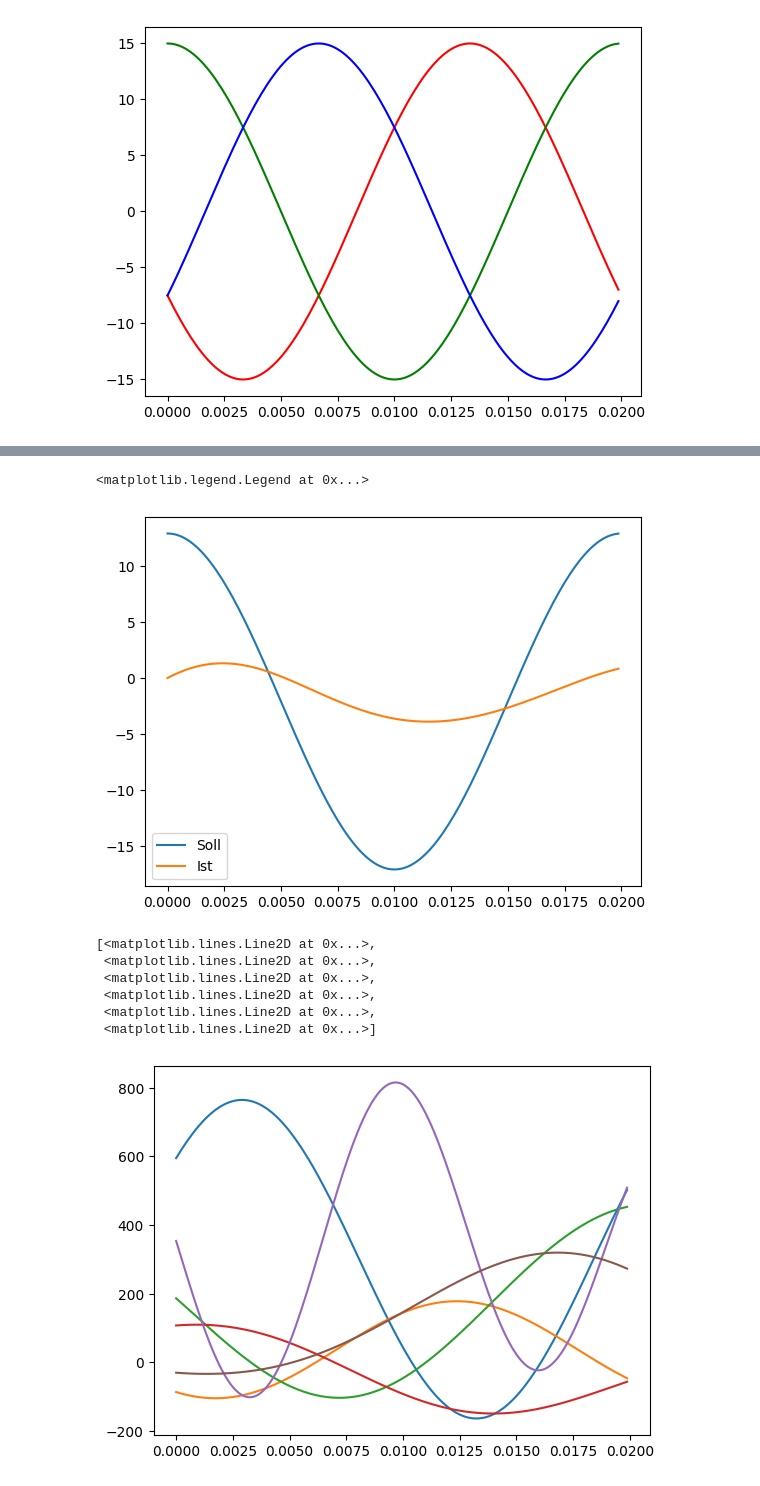
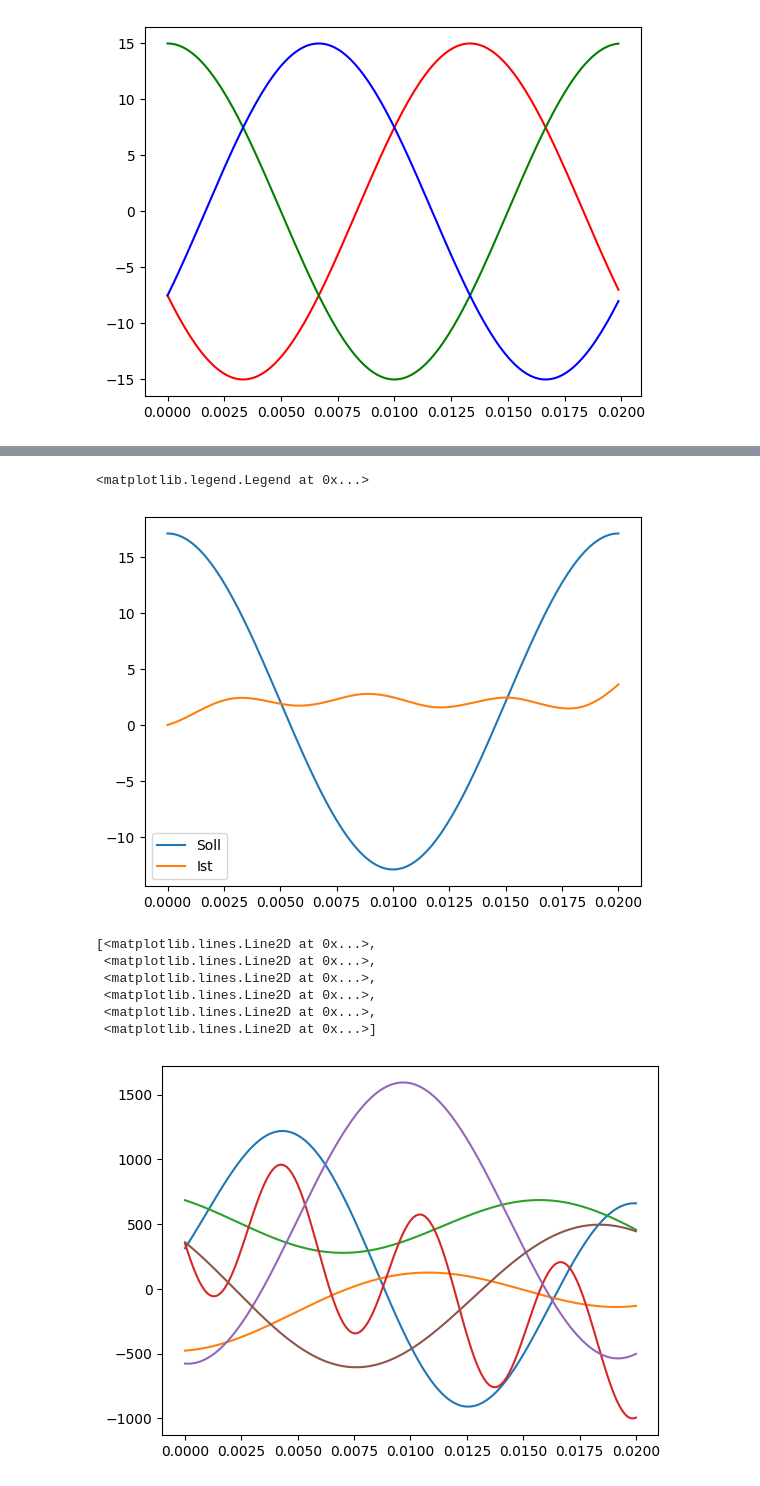
Before and after one commit to skeilbach/MathSEE, a Jupyter notebook: test_notebook.ipynb, the cells around one changed output, grey strips where cells are left out. Saved outputs shown, nothing was run; the diff lists cells and outputs as text; code cells hidden in the pictures.

```diff
--- a/test_notebook.ipynb
+++ b/test_notebook.ipynb
@@ -32,7 +32,9 @@ plt.show()
 # %%
 from scipy.optimize import minimize
 from scipy.integrate import solve_ivp
+import matplotlib.pyplot as plt
 import numpy as np
+from scipy.integrate import quad
 
 
 # A matrix
@@ -132,12 +134,10 @@ def MMC_ODE(t, x_tilde, p, A_tilde, B_tilde, F_tilde, T, omega_AC, U_AC, U_DC):
 
     return dx_tildedt
 
-def y_sol(p,x0, A_tilde, B_tilde, F_tilde, T, omega_AC, U_AC, U_DC):
-    #interval in which the ODE is to be solved is known a priori, therefore:
-    t_eval = np.arange(0,20e-3,125e-6)
+def y_sol(p,x0, A_tilde, B_tilde, F_tilde, T, omega_AC, U_AC, U_DC,t_span=[0,20e-3],t_eval=np.arange(0,20e-3+125e-6,125e-6)):
 
     #Calculate x_tilde_1-6 -> shape (6,160)
-    ode_sol = solve_ivp(MMC_ODE,t_span=[t_eval[0],t_eval[-1]],y0=x0,method="RK45",t_eval=t_eval,args=(p,A_tilde,B_tilde,F_tilde,T,omega_AC,U_AC,U_DC))
+    ode_sol = solve_ivp(MMC_ODE,t_span=t_span,y0=x0,method="RK45",t_eval=t_eval,args=(p,A_tilde,B_tilde,F_tilde,T,omega_AC,U_AC,U_DC))
 
     #return y vector to compare with y_ref
     x_tilde_sol = ode_sol.y
@@ -163,5 +163,10 @@ B = b(n=6,L_arm=L_arm,L_DC=L_DC,L_AC=L_AC)
 F = f(n=6,L_arm=L_arm,L_DC=L_DC,L_AC=L_AC)
 C = c(n=6)
 
+#Define time interval in which the ODE is to be solved and the time steps at which it is to be evaluated
+t_start,t_stop,t_step = 0,20e-3,125e-6
+t_eval = np.arange(t_start,t_stop+t_step,t_step)
+t_span = [t_eval[0],t_eval[-1]]
+
 #Solve the ODE for these parameters
-y_sol_test = y_sol(p=p_initial,x0=x_tilde0,A_tilde=A,B_tilde=B,F_tilde=F,T=T,omega_AC=omega,U_AC=U_AC,U_DC=U_DC)
+y_sol_test = y_sol(p=p_initial,x0=x_tilde0,A_tilde=A,B_tilde=B,F_tilde=F,T=T,omega_AC=omega,U_AC=U_AC,U_DC=U_DC,t_span=t_span,t_eval=t_eval)
@@ -200,19 +242,19 @@ p_optimised = p_result.x
 y_sol_optimised_p = y_sol(p=p_optimised,x0=x_tilde0,A_tilde=A,B_tilde=B,F_tilde=F,T=T,omega_AC=omega,U_AC=U_AC,U_DC=U_DC)
 
 #Plot solution
-plt.plot(time,[y_reference(t,I_AC=I_AC,omega_AC=omega)[2] for t in time],label="Soll")
-plt.plot(time,y_sol_optimised_p[2],label="Ist")
+plt.plot(t_eval,[y_reference(t,I_AC=I_AC,omega_AC=omega)[0] for t in t_eval],label="Soll")
+plt.plot(t_eval,y_sol_optimised_p[0],label="Ist")
 plt.legend()
 # %% [output]
 <matplotlib.legend.Legend at 0x...>
-[figure, old version]
+[figure, new version]
 # %%
-plt.plot(time,[control_vector(t,p_optimised) for t in time])
+plt.plot(t_eval,[control_vector(t,p_optimised) for t in t_eval])
 # %% [output]
 [<matplotlib.lines.Line2D at 0x...>,
  <matplotlib.lines.Line2D at 0x...>,
  <matplotlib.lines.Line2D at 0x...>,
  <matplotlib.lines.Line2D at 0x...>,
  <matplotlib.lines.Line2D at 0x...>,
  <matplotlib.lines.Line2D at 0x...>]
-[figure, old version]
+[figure, new version]
```
Also changed, not shown: parts of 2 cells of this notebook.
